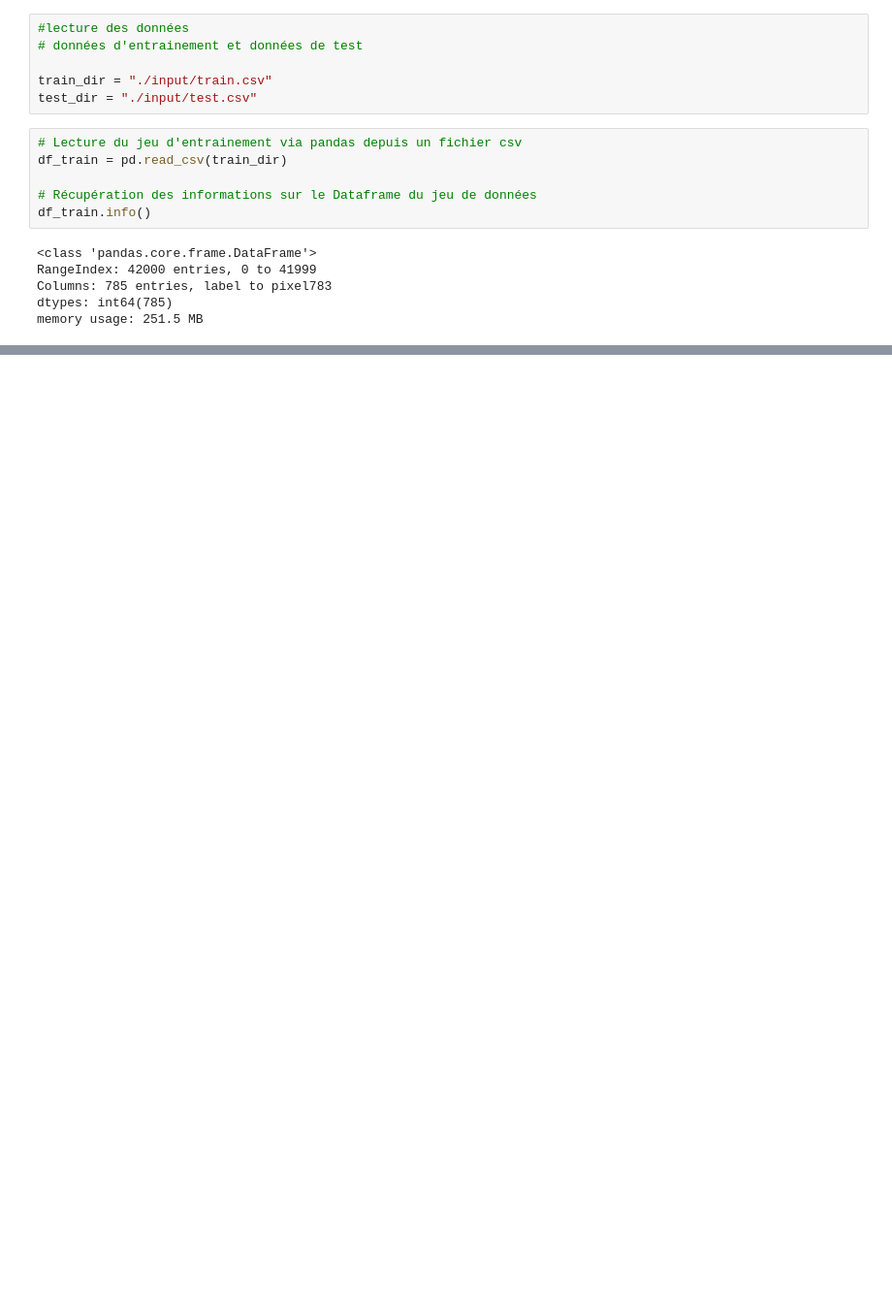
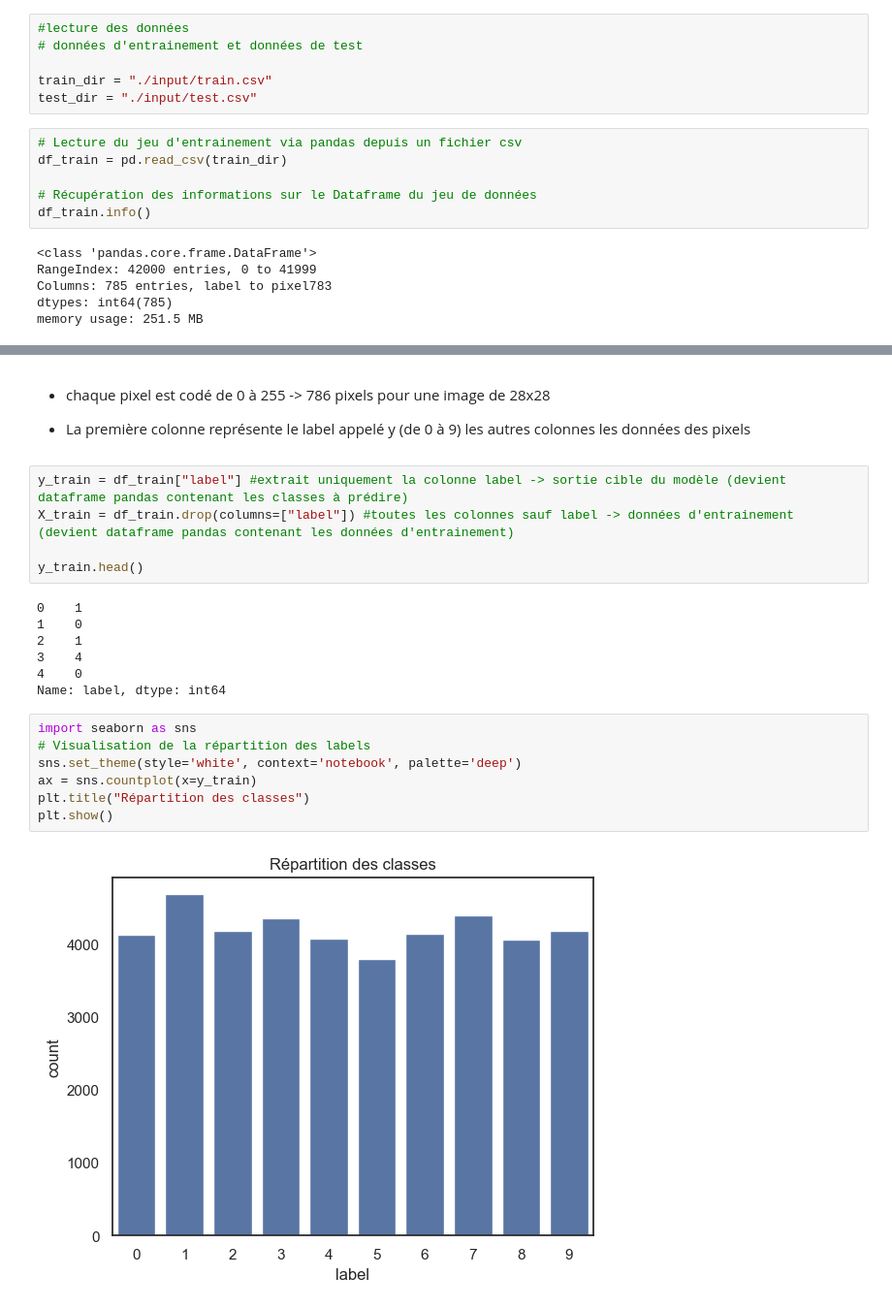
Before and after one commit to Eliottcmu/IA_mnist, a Jupyter notebook: MNIST.ipynb, the cells around one changed output, grey strips where cells are left out. Shown at 97% size. Cells and saved outputs as stored; diff of their text form; blank space fills up the shorter version.

Commit message:
MNIST AI trained

```diff
--- a/MNIST.ipynb
+++ b/MNIST.ipynb
@@ -69,0 +79,25 @@ memory usage: 251.5 MB
+# %% [markdown]
+* chaque pixel est codé de 0 à 255 -> 786 pixels pour une image de 28x28
+
+* La première colonne représente le label appelé y (de 0 à 9) les autres colonnes les données des pixels
+# %%
+y_train = df_train["label"] #extrait uniquement la colonne label -> sortie cible du modèle (devient dataframe pandas contenant les classes à prédire)
+X_train = df_train.drop(columns=["label"]) #toutes les colonnes sauf label -> données d'entrainement (devient dataframe pandas contenant les données d'entrainement)
+
+y_train.head()
+# %% [output]
+0    1
+1    0
+2    1
+3    4
+4    0
+Name: label, dtype: int64
+# %%
+import seaborn as sns
+# Visualisation de la répartition des labels
+sns.set_theme(style='white', context='notebook', palette='deep')
+ax = sns.countplot(x=y_train)
+plt.title("Répartition des classes")
+plt.show()
+# %% [output]
+[figure, added]
```
Also changed, not shown: parts of 48 cells of this notebook, 1 other file.
